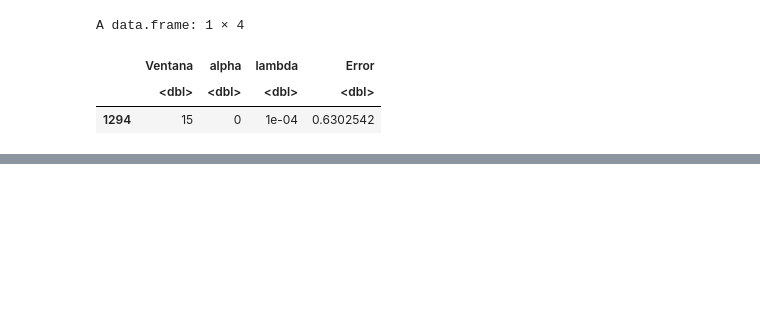
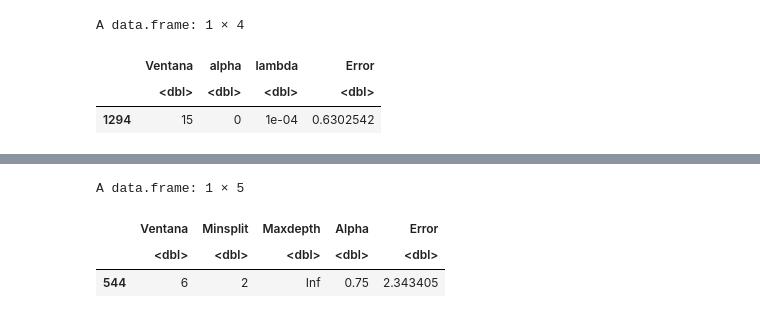
Before and after one commit to Lukas-De-Angelis-Riva/Aprendizaje-estadistico, a Jupyter notebook: trabajo_practico3/src/RangosFrecuencias.ipynb, the cells around one changed output, grey strips where cells are left out. Cells and saved outputs as stored; diff of their text form; code cells hidden in the pictures; blank space fills up the shorter version.

```diff
--- a/trabajo_practico3/src/RangosFrecuencias.ipynb
+++ b/trabajo_practico3/src/RangosFrecuencias.ipynb
@@ -140,0 +257,42 @@ ERROR: Error in glmnet(ventana = 8, alpha = 1, lambda = 1e-05): el argumento "x"
+# %%
+setSeed()
+
+n = nrow(TRAIN_X)
+k = 10
+
+resultados <- data.frame(
+  Ventana  =integer(),
+  Minsplit =double(),
+  Maxdepth =double(),
+  Alpha    =double(),
+  Error    =double()
+)
+ventanas <- seq(2, 31, 2)
+
+indices = obtener_indices_kfold(n, k)
+
+for(ventana in ventanas){
+    X <- preprocesamiento_agrupar(TRAIN_X, ventana)
+    for(minsplit in c(2, 5, 10, 20, 30, 50)){
+        for(maxdepth in c(1, 2, 3, 4, 5, Inf)){
+            for(alpha in c(0.005, 0.01, 0.025, 0.05, 0.75, 0.1, 0.15)){
+                parametros = ctree_control(minsplit=minsplit, maxdepth=maxdepth, alpha=alpha)
+                err = 0
+                for(i in indices){
+                    DF_train = X[-i,]
+                    DF_train$Y = TRAIN_Y[-i]
+
+                    DF_test = X[i,]
+                    DF_test$Y = TRAIN_Y[i]
+
+                    model <- ctree(Y ~ ., data = DF_train, control=parametros)
+                    Y_pred = predict(model, DF_test)
+                    err = err + sum((DF_test$Y - Y_pred)^2)
+                }
+                resultados = rbind(resultados, list(ventana, minsplit, maxdepth, alpha, err/n))
+            }
+        }
+    }
+    message(progreso(ventana, ventanas))
+}
+colnames(resultados)  <- c("Ventana", "Minsplit", "Maxdepth", "Alpha", "Error")
@@ -140,0 +317,8 @@ ERROR: Error in glmnet(ventana = 8, alpha = 1, lambda = 1e-05): el argumento "x"
+# %%
+mejores_parametros <- resultados[which.min(resultados$Error),]
+mejores_parametros
+# %% [output]
+A data.frame: 1 × 5
+|  | Ventana | Minsplit | Maxdepth | Alpha | Error |
+|  | <dbl> | <dbl> | <dbl> | <dbl> | <dbl> |
+| 544 | 6 | 2 | Inf | 0.75 | 2.343405 |
```
Also changed, not shown: parts of 35 cells of this notebook, 4 other files.
